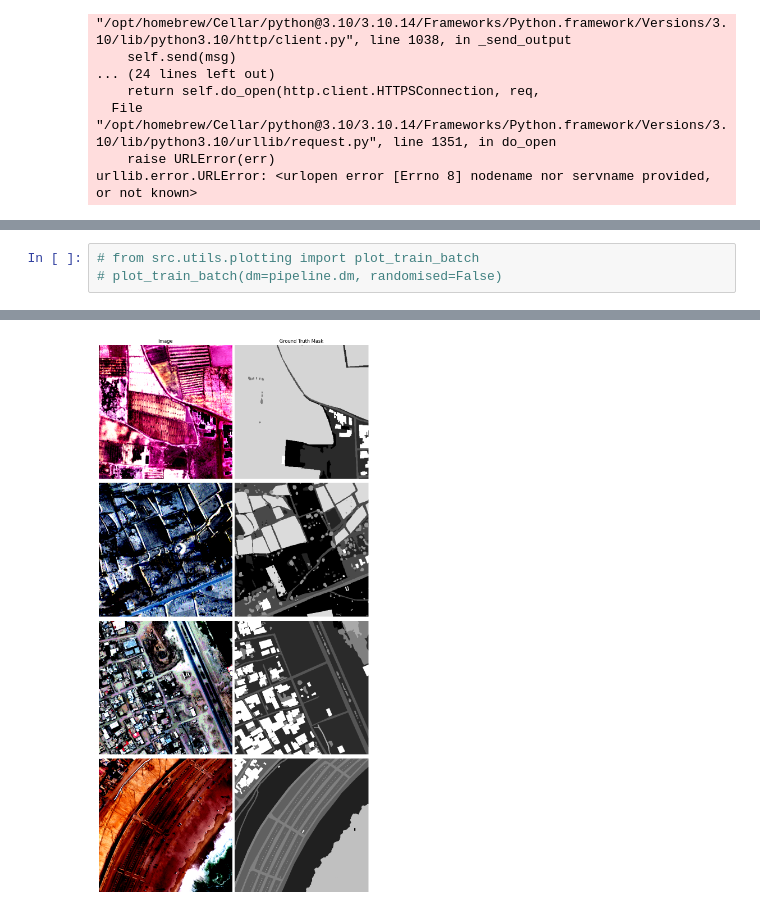
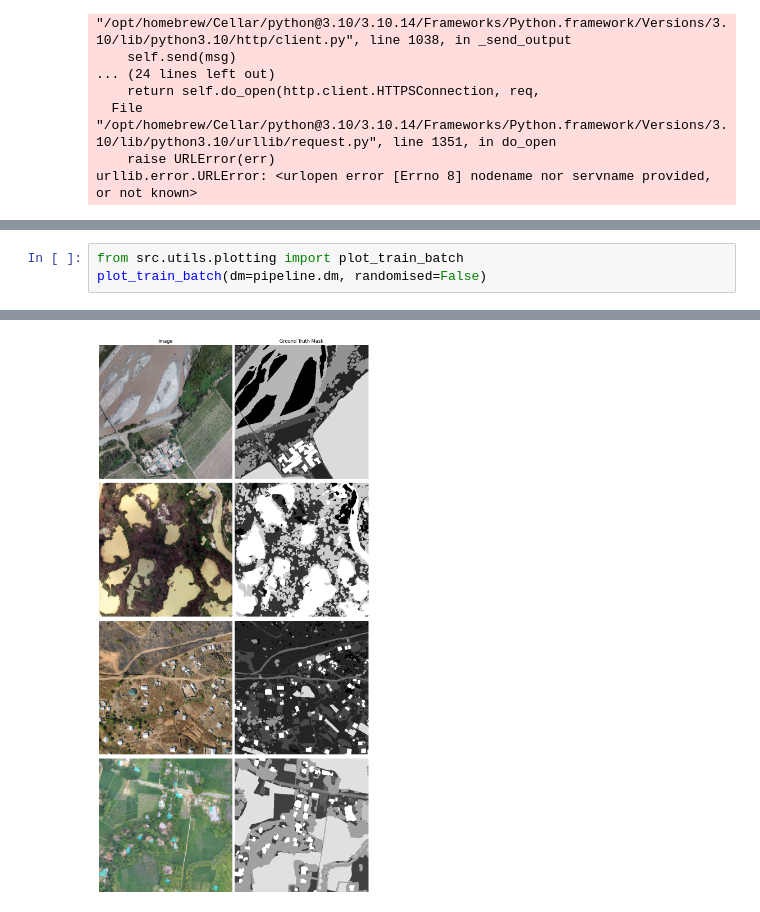
Before and after one commit to geovicco-dev/OpenEarthMap, a Jupyter notebook: notebook.ipynb, the cells around one changed output, grey strips where cells are left out. Drawn from its saved outputs; the diff is of its cells as text.

```diff
--- a/notebook.ipynb
+++ b/notebook.ipynb
@@ -499,4 +563,4 @@ array([0, 2, 3, 4, 5, 8])
 # %%
-# from src.utils.plotting import plot_train_batch
-# plot_train_batch(dm=pipeline.dm, randomised=False)
+from src.utils.plotting import plot_train_batch
+plot_train_batch(dm=pipeline.dm, randomised=False)
 # %% [output]
@@ -519 +584 @@ WARNING:matplotlib.image:Clipping input data to the valid range for imshow with
-[figure, old version]
+[figure, new version]
```
Also changed, not shown: parts of 5 cells of this notebook, 3 other files.
